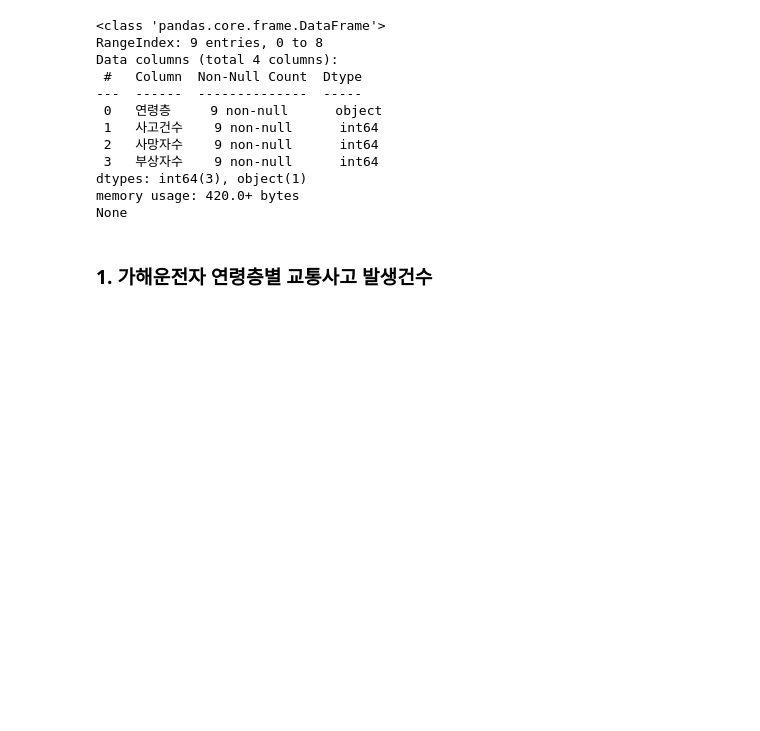
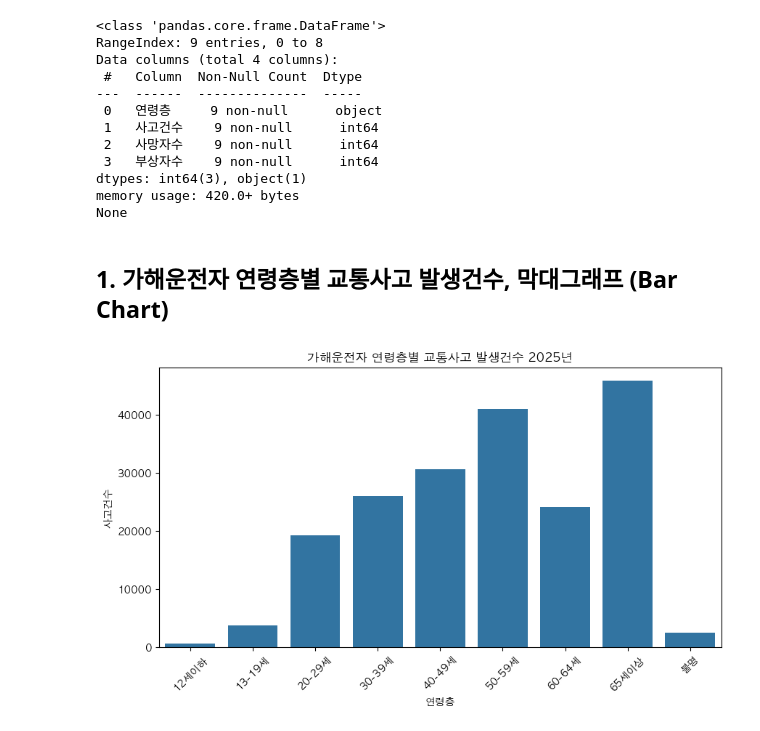
Before and after one commit to thihaoov/Korea-traffic-accident-analysis, a Jupyter notebook: notebooks/06_TAAS_Accident_Analysis.ipynb, the cells around one changed output. Drawn from its saved outputs; the diff is of its cells as text; code cells hidden in the pictures; blank space fills up the shorter version.

```diff
--- a/notebooks/06_TAAS_Accident_Analysis.ipynb
+++ b/notebooks/06_TAAS_Accident_Analysis.ipynb
@@ -35,5 +37,21 @@ Data columns (total 4 columns):
 dtypes: int64(3), object(1)
 memory usage: 420.0+ bytes
 None
+# %%
+plt.rcParams['font.family'] = 'AppleGothic'
+plt.rcParams['axes.unicode_minus'] = False
 # %% [markdown]
-### 1. 가해운전자 연령층별 교통사고 발생건수
+## 1. 가해운전자 연령층별 교통사고 발생건수, 막대그래프 (Bar Chart)
+# %%
+# 연령층별 사고건수 시각화
+plt.figure(figsize=(10, 5))
+
+sns.barplot(data=df_age_group, x='연령층', y='사고건수') # palette='viridis'
+
+plt.title('가해운전자 연령층별 교통사고 발생건수 2025년')
+plt.xlabel('연령층')
+plt.ylabel('사고건수')
+plt.xticks(rotation=45)
+plt.show()
+# %% [output]
+[figure, added]
```
Also changed, not shown: parts of 16 cells of this notebook.
